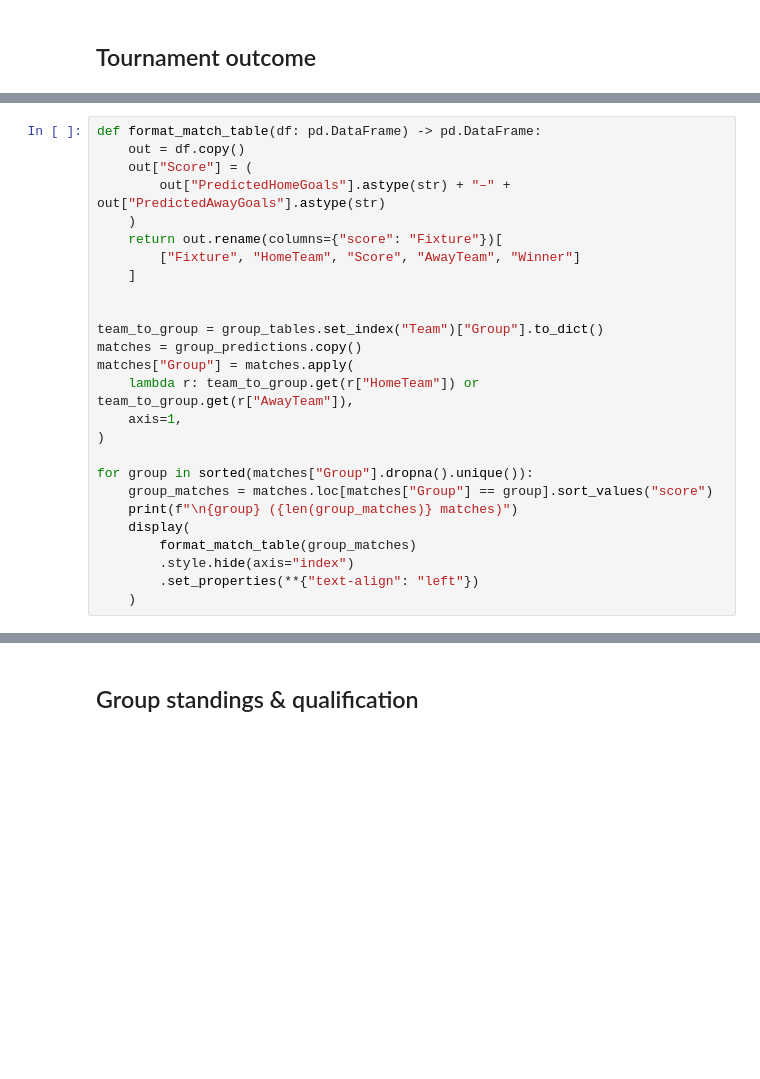
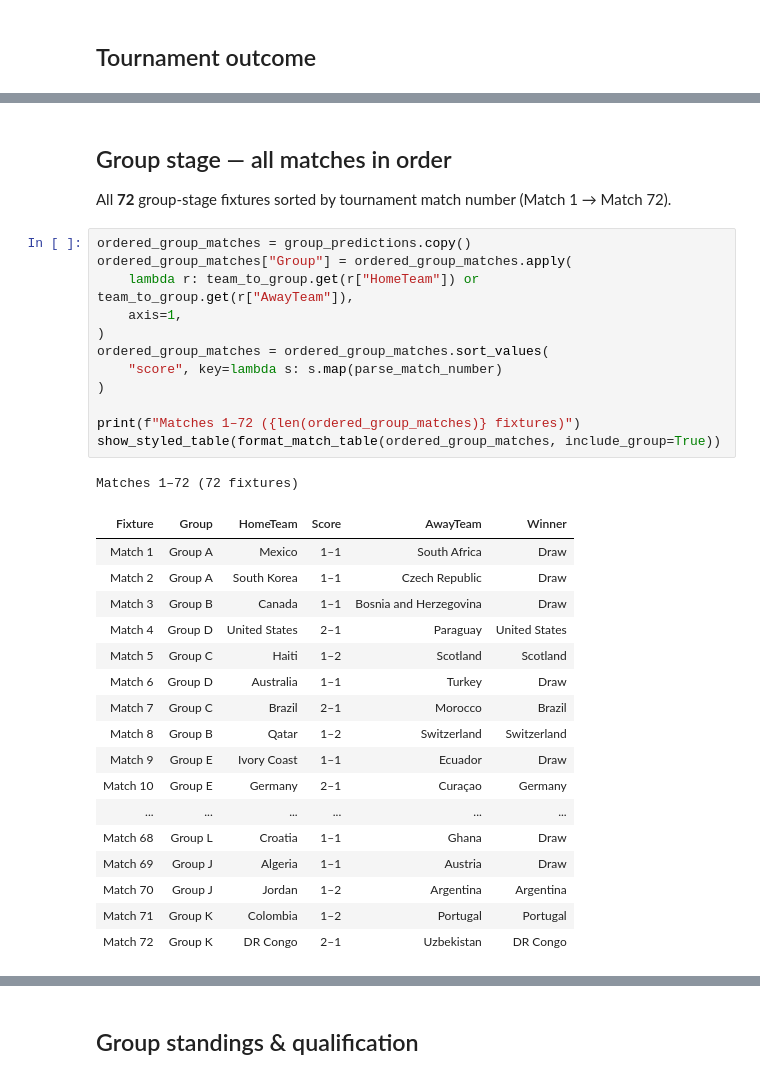
Before and after one commit to NigelCusc/world-cup-predictor, a Jupyter notebook: Display_2026_Predictions.ipynb, the cells around one changed output, grey strips where cells are left out. Cells and saved outputs as stored; diff of their text form; blank space fills up the shorter version.

```diff
--- a/Display_2026_Predictions.ipynb
+++ b/Display_2026_Predictions.ipynb
@@ -95,26 +136,0 @@ Scores are rounded integer goals from the Random Forest models.
-# %%
-def format_match_table(df: pd.DataFrame) -> pd.DataFrame:
-    out = df.copy()
-    out["Score"] = (
-        out["PredictedHomeGoals"].astype(str) + "–" + out["PredictedAwayGoals"].astype(str)
-    )
-    return out.rename(columns={"score": "Fixture"})[
-        ["Fixture", "HomeTeam", "Score", "AwayTeam", "Winner"]
-    ]
-
-
-team_to_group = group_tables.set_index("Team")["Group"].to_dict()
-matches = group_predictions.copy()
-matches["Group"] = matches.apply(
-    lambda r: team_to_group.get(r["HomeTeam"]) or team_to_group.get(r["AwayTeam"]),
-    axis=1,
-)
-
-for group in sorted(matches["Group"].dropna().unique()):
-    group_matches = matches.loc[matches["Group"] == group].sort_values("score")
-    print(f"\n{group} ({len(group_matches)} matches)")
-    display(
-        format_match_table(group_matches)
-        .style.hide(axis="index")
-        .set_properties(**{"text-align": "left"})
-    )
@@ -170,0 +137,35 @@ Group F (6 matches)
+# %% [markdown]
+## Group stage — all matches in order
+
+All **72** group-stage fixtures sorted by tournament match number (Match 1 → Match 72).
+# %%
+ordered_group_matches = group_predictions.copy()
+ordered_group_matches["Group"] = ordered_group_matches.apply(
+    lambda r: team_to_group.get(r["HomeTeam"]) or team_to_group.get(r["AwayTeam"]),
+    axis=1,
+)
+ordered_group_matches = ordered_group_matches.sort_values(
+    "score", key=lambda s: s.map(parse_match_number)
+)
+
+print(f"Matches 1–72 ({len(ordered_group_matches)} fixtures)")
+show_styled_table(format_match_table(ordered_group_matches, include_group=True))
+# %% [output]
+Matches 1–72 (72 fixtures)
+| Fixture | Group | HomeTeam | Score | AwayTeam | Winner |
+| Match 1 | Group A | Mexico | 1–1 | South Africa | Draw |
+| Match 2 | Group A | South Korea | 1–1 | Czech Republic | Draw |
+| Match 3 | Group B | Canada | 1–1 | Bosnia and Herzegovina | Draw |
+| Match 4 | Group D | United States | 2–1 | Paraguay | United States |
+| Match 5 | Group C | Haiti | 1–2 | Scotland | Scotland |
+| Match 6 | Group D | Australia | 1–1 | Turkey | Draw |
+| Match 7 | Group C | Brazil | 2–1 | Morocco | Brazil |
+| Match 8 | Group B | Qatar | 1–2 | Switzerland | Switzerland |
+| Match 9 | Group E | Ivory Coast | 1–1 | Ecuador | Draw |
+| Match 10 | Group E | Germany | 2–1 | Curaçao | Germany |
+| ... | ... | ... | ... | ... | ... |
+| Match 68 | Group L | Croatia | 1–1 | Ghana | Draw |
+| Match 69 | Group J | Algeria | 1–1 | Austria | Draw |
+| Match 70 | Group J | Jordan | 1–2 | Argentina | Argentina |
+| Match 71 | Group K | Colombia | 1–2 | Portugal | Portugal |
+| Match 72 | Group K | DR Congo | 2–1 | Uzbekistan | DR Congo |
```
Also changed, not shown: parts of 10 cells of this notebook, 11 other files.
